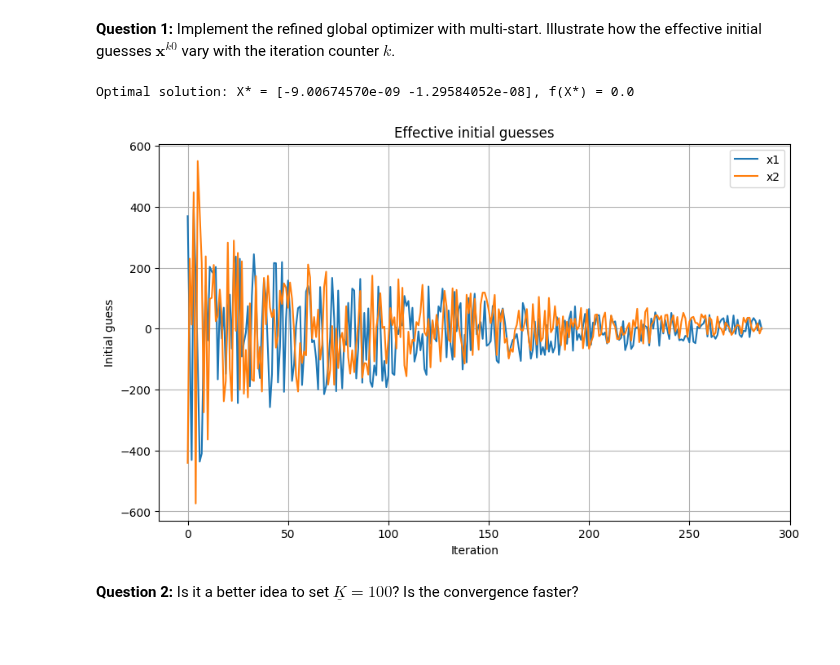
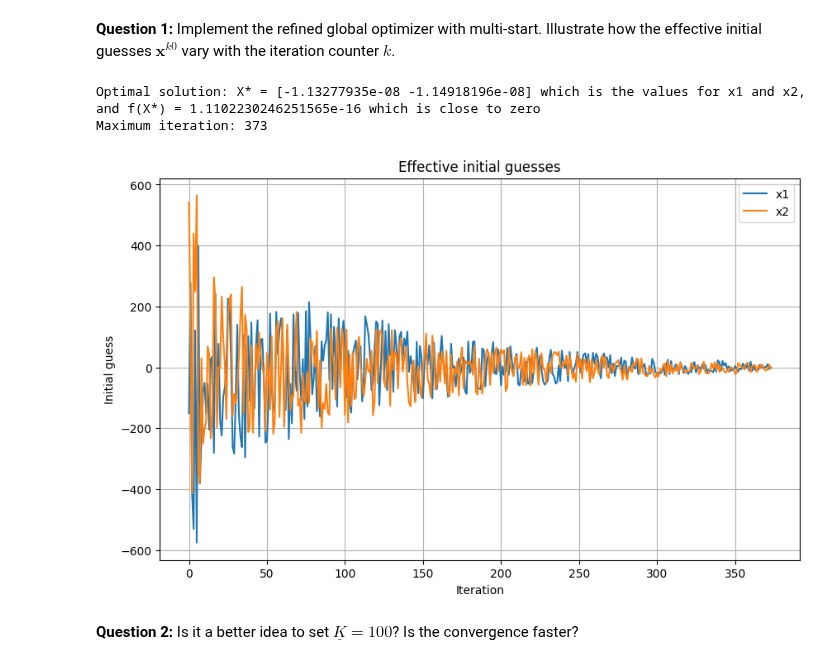
Before and after one commit to NumEconCopenhagen/projects-2023-vennerne, a Jupyter notebook: Exam/Exam-2023-notebook.ipynb, the cells around one changed output. Saved outputs shown, nothing was run; the diff lists cells and outputs as text; code cells hidden in the pictures; blank space fills up the shorter version.

```diff
--- a/Exam/Exam-2023-notebook.ipynb
+++ b/Exam/Exam-2023-notebook.ipynb
@@ -215,38 +201,11 @@ w = 1.0
 T = 120  # number of periods
 K = 10000  # number of simulations
 
-# First demand shock
+# Defining demand shock
 kappa_minus_1 = 1
 
 # Create empty array to store the results
 H_values = np.zeros(K)
-
-# Perform the simulation
-for k in range(K):
-    # emand shock and labor
-    kappa_prev = kappa_minus_1
-    labor_prev = 0
-    # Sum of the salon's value
-    h_sum = 0
-    # Simulate for each period
-    for t in range(T):
-        # Calculate the demand shock
-        kappa = demand_shock(rho, sigma_epsilon, kappa_prev)
-        # Calculate the optimal labor
-        labor = labor_policy(kappa, eta, w)
-        # Calculate the value of the salon
-        h_value = kappa*labor**(1-eta) - w*labor - iota*(labor != labor_prev)
-        h_sum += R**(-t) * h_value
-        # Update the previous values
-        kappa_prev = kappa
-        labor_prev = labor
-
-    # Storing the value of the salon for this simulation
-    H_values[k] = h_sum
-
-# Calculating the ex-ante expected value of the salon
-H = np.mean(H_values)
-print(f"The ex-ante expected value of the salon is: {H}")
 # %% [output]
 The ex-ante expected value of the salon is: 27.707791661024217
 # %% [markdown]
@@ -442,7 +417,6 @@ The optimizer in Step 3.E is `BFGS` with a tolerance of $\tau$.
 # %% [markdown]
 **Question 1:** Implement the refined global optimizer with multi-start. Illustrate how the effective initial guesses $\mathbf{x}^{k0}$ vary with the iteration counter $k$.
 # %%
-# write your code here
 import numpy as np
 import matplotlib.pyplot as plt
 from scipy.optimize import minimize
@@ -456,8 +430,11 @@ def griewank(x):
 # Set the parameters
 bounds = np.array([[-600, 600], [-600, 600]])
 tol = 10**(-8)
-K_warmup = 10
+K_underline = 10
 K_max = 1000
+
+# Set the seed for reproducibility
+np.random.seed(42)
 
 # Initialize the results
 X_star = None
@@ -471,44 +448,47 @@ for k in range(K_max):
     X_k = np.random.uniform(bounds[:, 0], bounds[:, 1])
 
     # After the warm-up, mix in the best solution so far
-    if k >= K_warmup:
-        chi_k = 0.5 * (2 / (1 + np.exp((k - K_warmup) / 100)))
+    if k >= K_underline:
+        chi_k = 0.5 * (2 / (1 + np.exp((k - K_underline) / 100)))
         X_k = chi_k * X_k + (1 - chi_k) * X_star
 
     # Run the BFGS optimizer
     result = minimize(griewank, X_k, method='BFGS', tol=tol)
     X_k_star = result.x
     f_k_star = result.fun
 
     # Save the effective initial guess for later plotting
     X_k0.append(X_k)
     iteration_k.append(k)
 
     # Update the best solution
     if f_k_star < f_star:
         X_star = X_k_star
         f_star = f_k_star
 
     # Check if the solution is good enough
     if f_star < tol:
         break
 
 # Print the results
-print(f"Optimal solution: X* = {X_star}, f(X*) = {f_star}")
-
+print(f"Optimal solution: X* = {X_star} which is the values for x1 and x2, and f(X*) = {f_star} which is close to zero")
+# Print the maximum value in iteration_k
+max_iteration = np.max(iteration_k)
+print(f"Maximum iteration: {max_iteration}")
 # Plot the effective initial guesses
 X_k0 = np.array(X_k0)
 plt.figure(figsize=(10, 6))
 plt.plot(iteration_k, X_k0[:, 0], label='x1')
 plt.plot(iteration_k, X_k0[:, 1], label='x2')
 plt.xlabel('Iteration')
 plt.ylabel('Initial guess')
 plt.legend()
 plt.title('Effective initial guesses')
 plt.grid()
 plt.show()
 # %% [output]
-Optimal solution: X* = [-9.00674570e-09 -1.29584052e-08], f(X*) = 0.0
+Optimal solution: X* = [-1.13277935e-08 -1.14918196e-08] which is the values for x1 and x2, and f(X*) = 1.1102230246251565e-16 which is close to zero
+Maximum iteration: 373
-[figure, old version]
+[figure, new version]
 # %% [markdown]
 **Question 2:** Is it a better idea to set $\underline{K} = 100$? Is the convergence faster?
```
Also changed, not shown: parts of 9 cells of this notebook.
